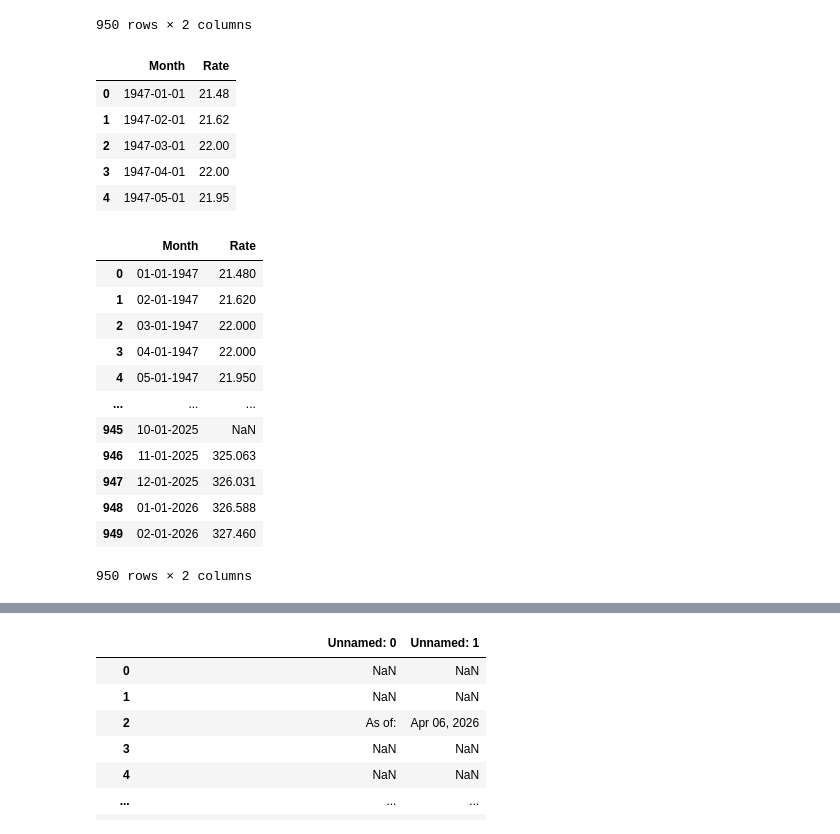
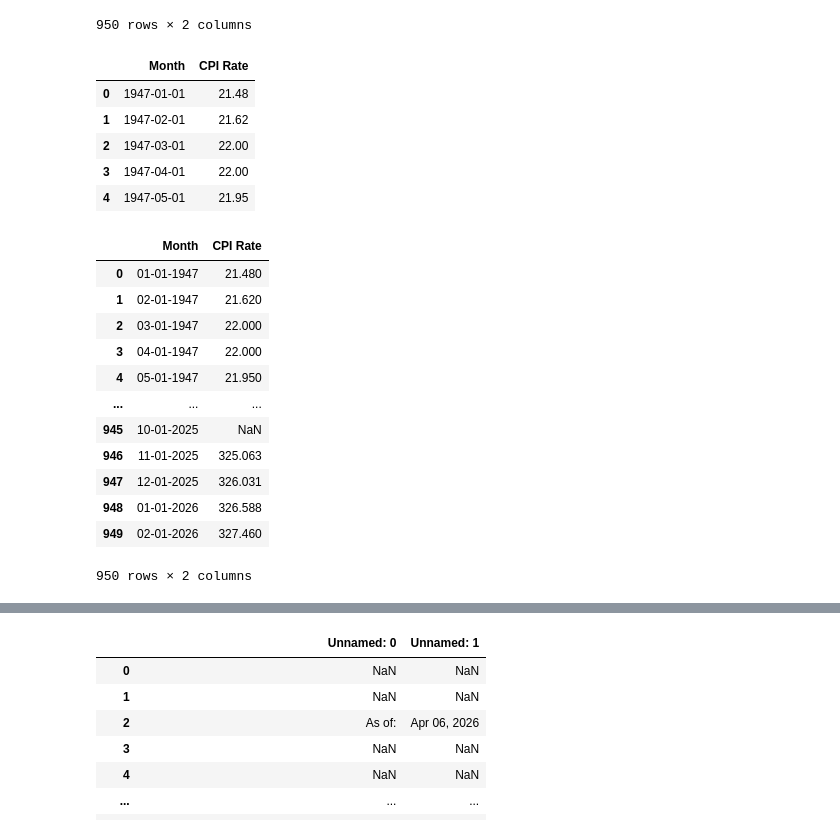
Before and after one commit to elchitlando/Final-Project, a Jupyter notebook: Final_Project_3.ipynb, the cells around one changed output, grey strips where cells are left out. Saved outputs shown, nothing was run; the diff lists cells and outputs as text; code cells hidden in the pictures.

```diff
--- a/Final_Project_3.ipynb
+++ b/Final_Project_3.ipynb
@@ -205,10 +258,10 @@ cpi
 | 949 | 2026-02-01 | 327.460 |
 950 rows × 2 columns
 # %%
-cpi = cpi.rename(columns = {"observation_date" : "Month", "CPIAUCSL" : "Rate"})
+cpi = cpi.rename(columns = {"observation_date" : "Month", "CPIAUCSL" : "CPI Rate"})
 cpi.head()
 # %% [output]
-|  | Month | Rate |
+|  | Month | CPI Rate |
 | 0 | 1947-01-01 | 21.48 |
 | 1 | 1947-02-01 | 21.62 |
 | 2 | 1947-03-01 | 22.00 |
@@ -218,8 +271,9 @@ cpi.head()
 cpi["Month"] = pd.to_datetime(cpi["Month"], format = "%Y-%M-%d")
 cpi["Month"] = cpi["Month"].dt.strftime("%M-%d-%Y")
 cpi
+#The CPI rate for October 2025 was not calculated due to the government shutdown, so it shows up as not available.
 # %% [output]
-|  | Month | Rate |
+|  | Month | CPI Rate |
 | 0 | 01-01-1947 | 21.480 |
 | 1 | 02-01-1947 | 21.620 |
 | 2 | 03-01-1947 | 22.000 |
```
Also changed, not shown: parts of 60 cells of this notebook, 27 other files.
